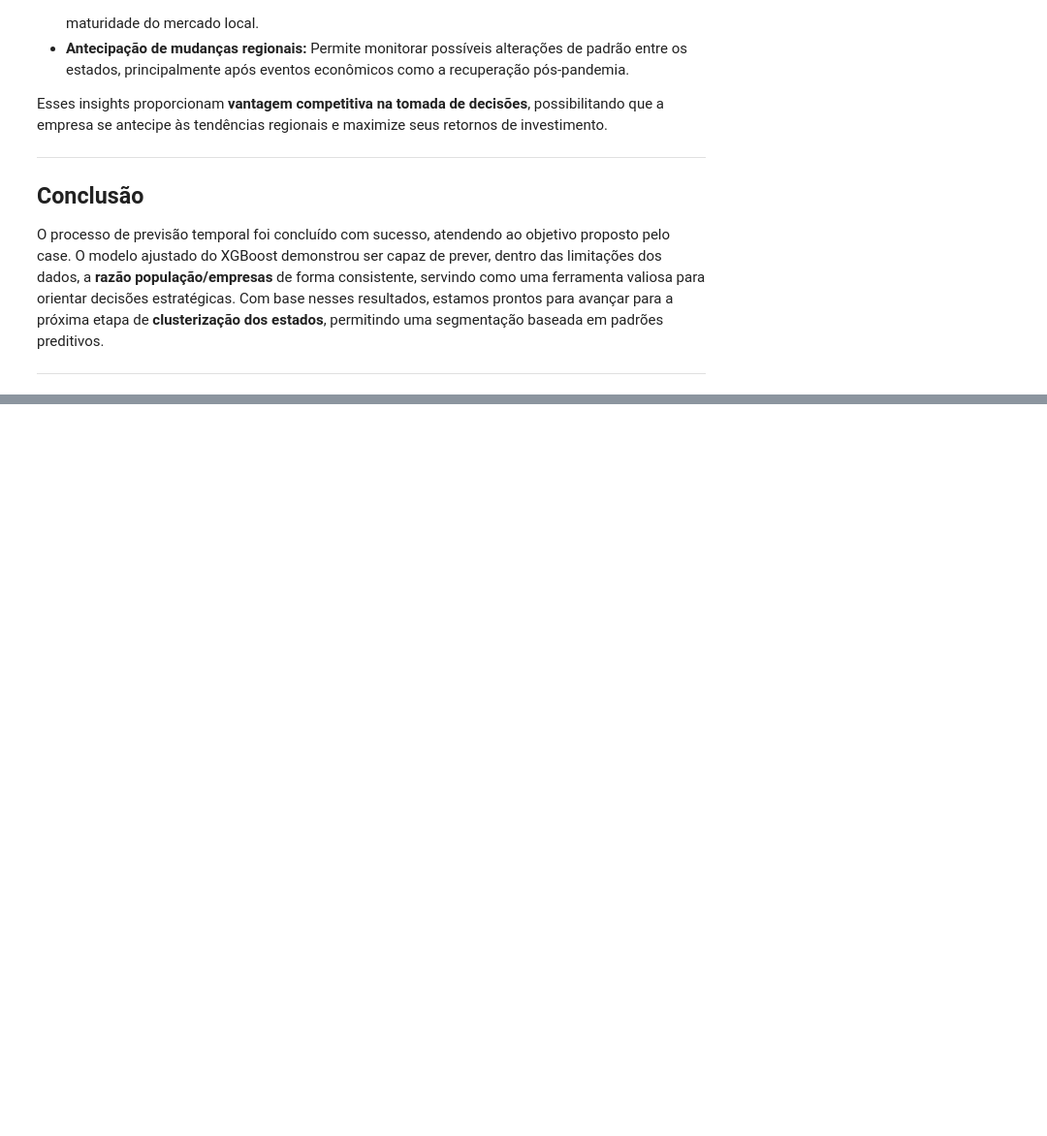
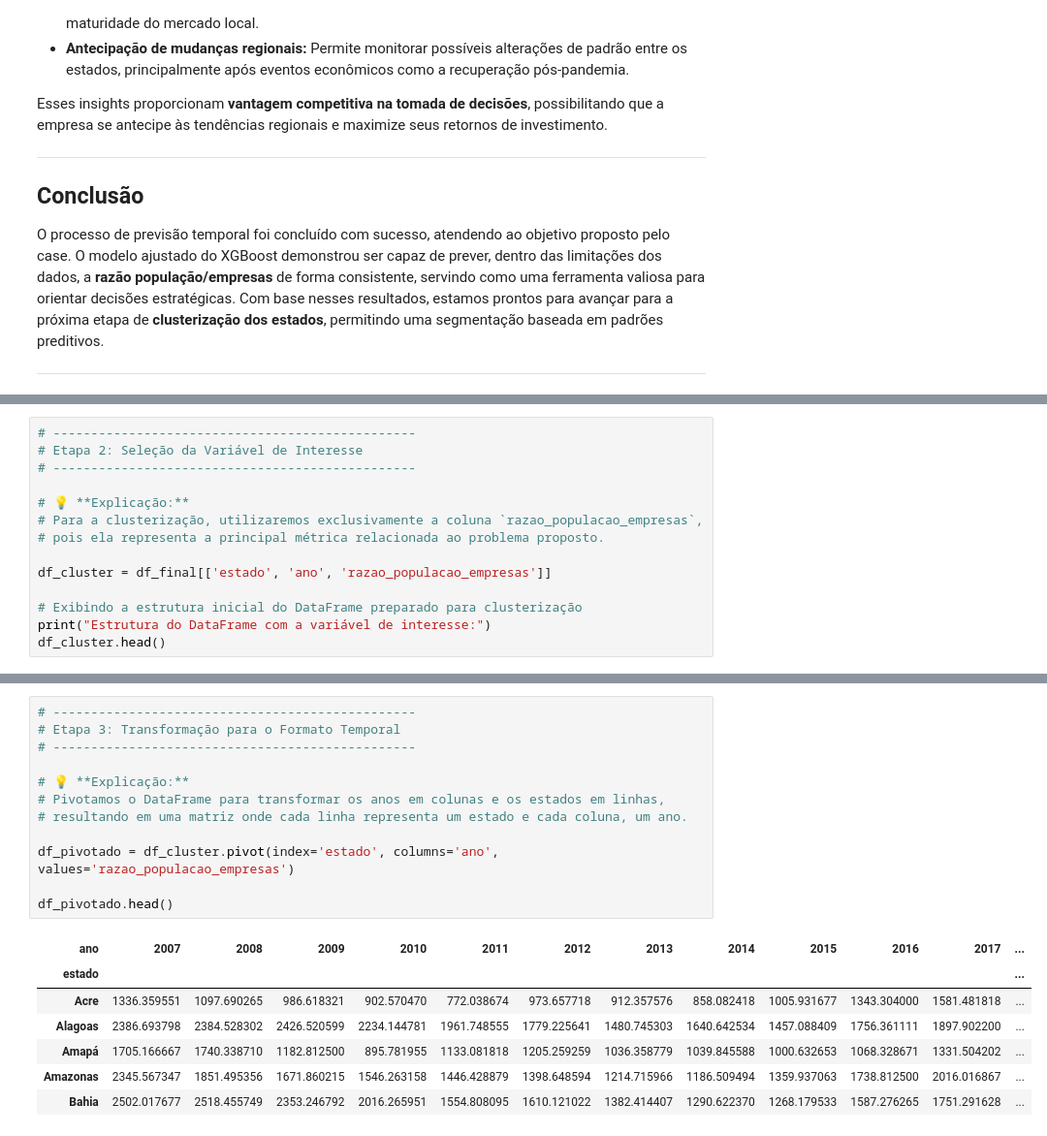
Before and after one commit to tnleite/real-estate-opportunities-analysis, a Jupyter notebook: 02-Analise/real-estate-opportunities-analysis.ipynb, the cells around one changed output, grey strips where cells are left out. Shown at 97% size. Cells and saved outputs as stored; diff of their text form; blank space fills up the shorter version.

```diff
--- a/02-Analise/real-estate-opportunities-analysis.ipynb
+++ b/02-Analise/real-estate-opportunities-analysis.ipynb
@@ -2228,0 +2370,14 @@ O processo de previsão temporal foi concluído com sucesso, atendendo ao objeti
+# %%
+# ------------------------------------------------
+# Etapa 2: Seleção da Variável de Interesse
+# ------------------------------------------------
+
+# 💡 **Explicação:**
+# Para a clusterização, utilizaremos exclusivamente a coluna `razao_populacao_empresas`,
+# pois ela representa a principal métrica relacionada ao problema proposto.
+
+df_cluster = df_final[['estado', 'ano', 'razao_populacao_empresas']]
+
+# Exibindo a estrutura inicial do DataFrame preparado para clusterização
+print("Estrutura do DataFrame com a variável de interesse:")
+df_cluster.head()
@@ -2228,0 +2392,20 @@ O processo de previsão temporal foi concluído com sucesso, atendendo ao objeti
+# %%
+# ------------------------------------------------
+# Etapa 3: Transformação para o Formato Temporal
+# ------------------------------------------------
+
+# 💡 **Explicação:**
+# Pivotamos o DataFrame para transformar os anos em colunas e os estados em linhas,
+# resultando em uma matriz onde cada linha representa um estado e cada coluna, um ano.
+
+df_pivotado = df_cluster.pivot(index='estado', columns='ano', values='razao_populacao_empresas')
+
+df_pivotado.head()
+# %% [output]
+| ano | 2007 | 2008 | 2009 | 2010 | 2011 | 2012 | 2013 | 2014 | 2015 | 2016 | 2017 | ... |
+| estado |  |  |  |  |  |  |  |  |  |  |  | ... |
+| Acre | 1336.359551 | 1097.690265 | 986.618321 | 902.570470 | 772.038674 | 973.657718 | 912.357576 | 858.082418 | 1005.931677 | 1343.304000 | 1581.481818 | ... |
+| Alagoas | 2386.693798 | 2384.528302 | 2426.520599 | 2234.144781 | 1961.748555 | 1779.225641 | 1480.745303 | 1640.642534 | 1457.088409 | 1756.361111 | 1897.902200 | ... |
+| Amapá | 1705.166667 | 1740.338710 | 1182.812500 | 895.781955 | 1133.081818 | 1205.259259 | 1036.358779 | 1039.845588 | 1000.632653 | 1068.328671 | 1331.504202 | ... |
+| Amazonas | 2345.567347 | 1851.495356 | 1671.860215 | 1546.263158 | 1446.428879 | 1398.648594 | 1214.715966 | 1186.509494 | 1359.937063 | 1738.812500 | 2016.016867 | ... |
+| Bahia | 2502.017677 | 2518.455749 | 2353.246792 | 2016.265951 | 1554.808095 | 1610.121022 | 1382.414407 | 1290.622370 | 1268.179533 | 1587.276265 | 1751.291628 | ... |
```
Also changed, not shown: parts of 20 cells of this notebook.
